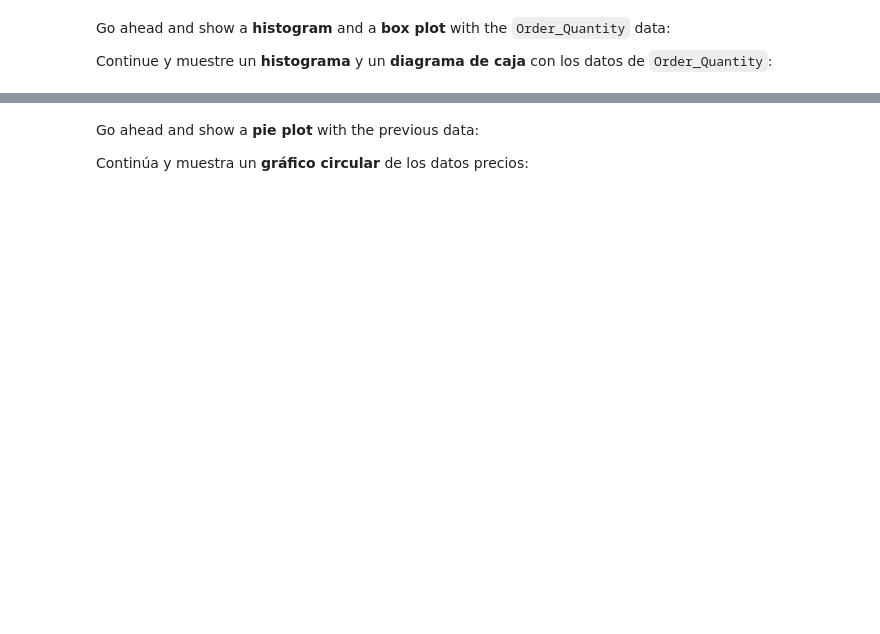
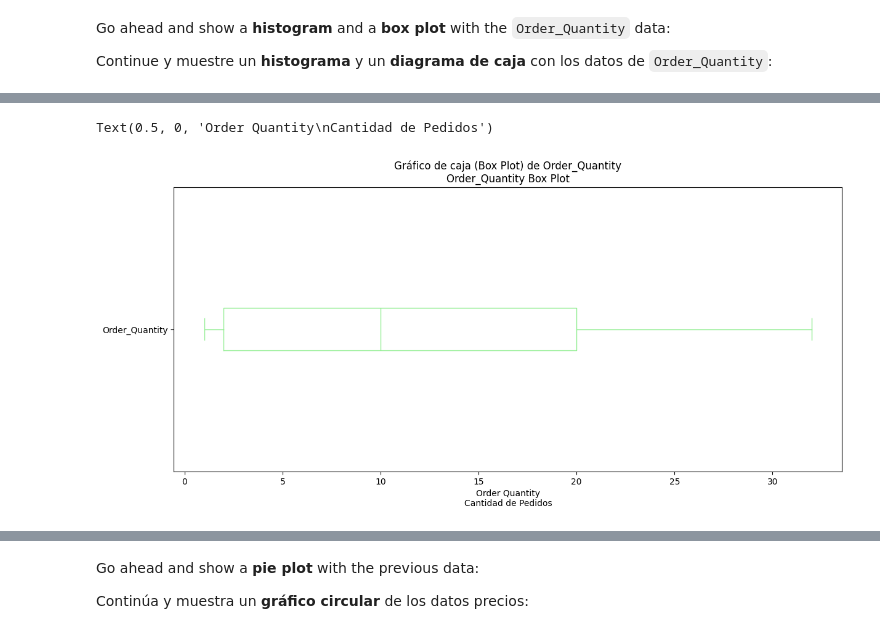
Before and after one commit to TonyGael/FCC_Pandas_Real_Life_Example, a Jupyter notebook: Exercises_1.ipynb, the cells around one changed output, grey strips where cells are left out. Drawn from its saved outputs; the diff is of its cells as text; code cells hidden in the pictures; blank space fills up the shorter version.

```diff
--- a/Exercises_1.ipynb
+++ b/Exercises_1.ipynb
@@ -90,3 +103,13 @@ Continue y muestre un <b>histograma</b> y un <b>diagrama de caja</b> con los dat
+# %%
+# your code goes here
+# tú código va aquí:
+sales['Order_Quantity'].plot(kind="box", figsize=(14, 6), vert=False, color='lightgreen')
+plt.title('Gráfico de caja (Box Plot) de Order_Quantity\nOrder_Quantity Box Plot')
+plt.xlabel('Order Quantity\nCantidad de Pedidos')
+# plt.show()
+# %% [output]
+Text(0.5, 0, 'Order Quantity\nCantidad de Pedidos')
+[figure, added]
 # %% [markdown]
 ![green-divider](https://user-images.githubusercontent.com/7065401/52071924-c003ad80-2562-11e9-8297-1c6595f8a7ff.png)
 
```
Also changed, not shown: parts of 6 cells of this notebook.
